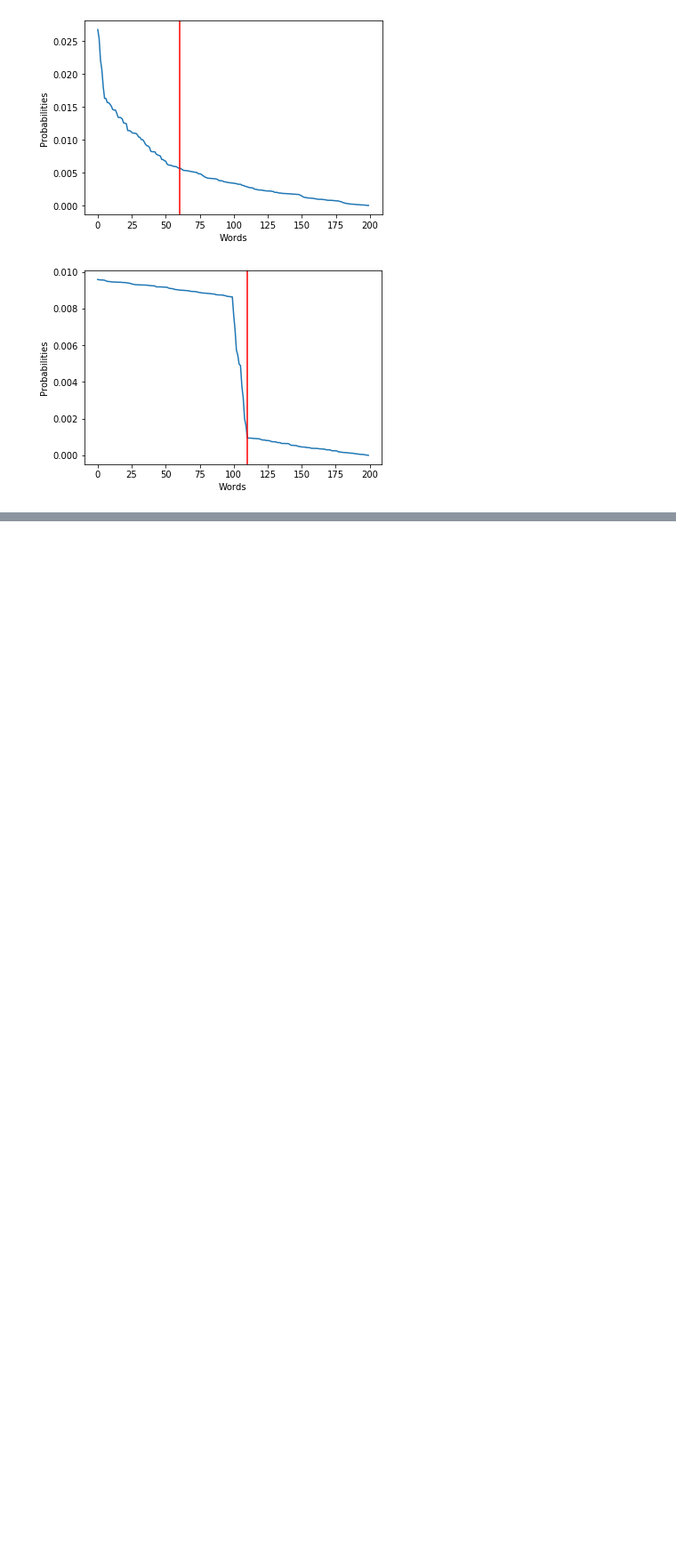
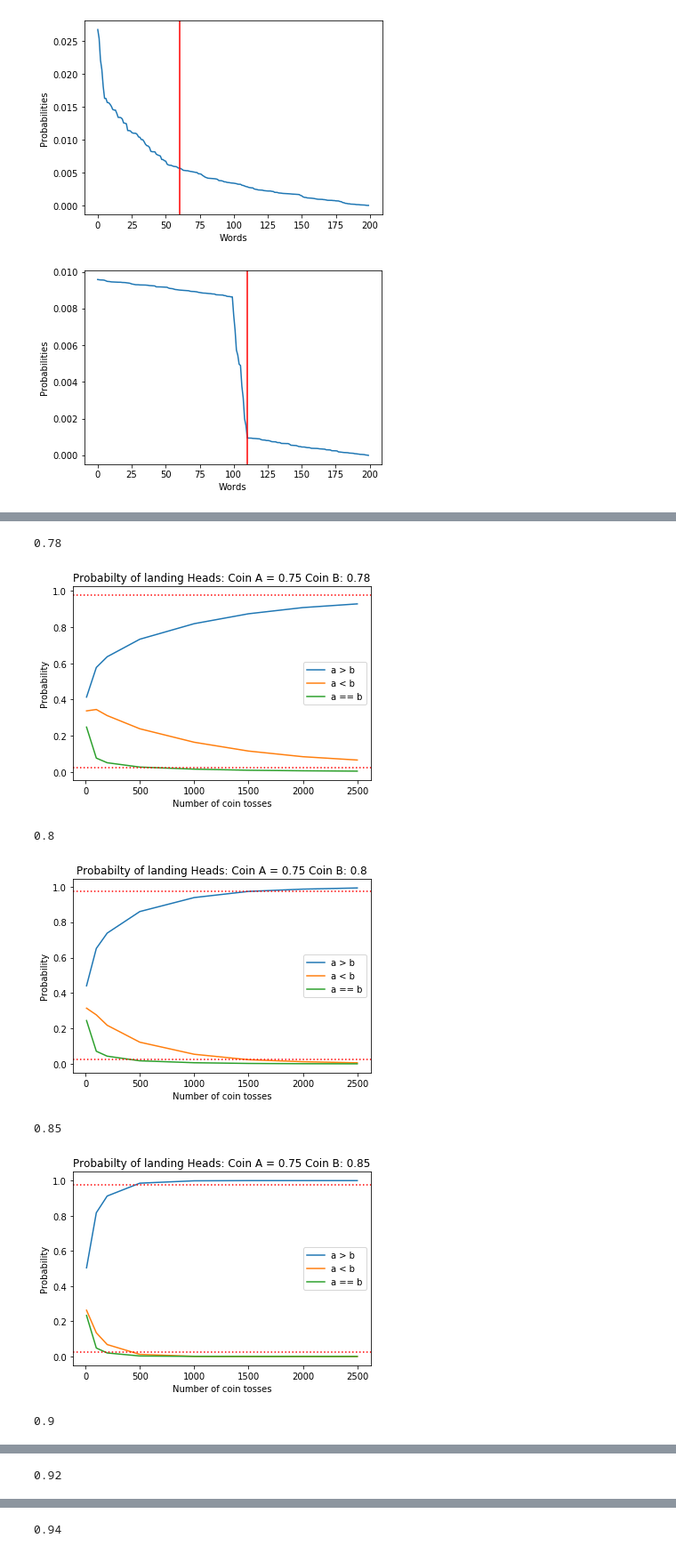
Before and after one commit to TrentBrick/tail-sampling, a Jupyter notebook: BlogPostFigures.ipynb, the cells around one changed output, grey strips where cells are left out. Shown: that part at 89% size. Cells and saved outputs as stored; diff of their text form; code cells hidden in the pictures; blank space fills up the shorter version.

```diff
--- a/BlogPostFigures.ipynb
+++ b/BlogPostFigures.ipynb
@@ -32,0 +105,27 @@ plt.gcf().savefig('ImageOutputs/UniformDropOff.png', dpi=250)
+# %%
+tosses = [10, 100, 200, 500,1000, 1500, 2000, 2500]
+n_sims = 50000
+
+a_prob = 0.75
+#b_prob = 0.90 # higher prob of being bad
+b_probs = [0.78, 0.8, 0.85, 0.9, 0.92, 0.94]
+diff_prob_res = []
+for b_prob in b_probs:
+    res = []
+
+    for t in tosses:
+        print('number of tosses per sim is:', t)
+        a = np.random.uniform(0,1,(n_sims, t))>a_prob
+        b = np.random.uniform(0,1,(n_sims, t))>b_prob
+        noise_sig = (a==b).sum(axis=1) # both bad or both good. then get noise
+        noise_a = np.random.binomial( noise_sig, 0.5)
+        a_worse = (a>b).sum(axis=1) + noise_a
+        b_worse = (a<b ).sum(axis=1) + (noise_sig - noise_a) # signal when they are diff from each other.
+
+        res.append(np.array([(a_worse > b_worse).sum(), (a_worse < b_worse).sum(), (a_worse == b_worse).sum()] )/ (n_sims)  )
+        print('number of times a is larger than b :::', (a_worse > b_worse).sum() / n_sims )
+        print('number of times a is less than b :::', (a_worse < b_worse).sum() / n_sims)
+        print('number of times a is equal to b :::', (a_worse == b_worse).sum() / n_sims)
+        print('-------')
+    res = np.asarray(res)
+    diff_prob_res.append(res)
@@ -32,0 +150,22 @@ plt.gcf().savefig('ImageOutputs/UniformDropOff.png', dpi=250)
+# %%
+for ind, res in enumerate(diff_prob_res):
+    print(b_probs[ind])
+    plt.plot(tosses,res[:,0], label = 'a > b' )
+    plt.plot(tosses,res[:,1], label = 'a < b' )
+    plt.plot(tosses,res[:,2], label = 'a == b' )
+    plt.axhline(0.025, color='red', linestyle=':')
+    plt.axhline(0.975, color='red', linestyle=':')
+    plt.legend()
+    plt.xlabel('Number of coin tosses')
+    plt.ylabel('Probability')
+    plt.title('Probabilty of landing Heads: Coin A = '+str(a_prob) + ' Coin B: '+ str(b_probs[ind]))
+    plt.gcf().savefig('ImageOutputs/significanceTesting-BProb'+str(b_probs[ind])+'.png', dpi=250)
+    plt.show()
+# %% [output]
+0.78
+[figure, added]
+0.8
+[figure, added]
+0.85
+[figure, added]
+0.9
@@ -32,0 +173 @@ plt.gcf().savefig('ImageOutputs/UniformDropOff.png', dpi=250)
+0.92
@@ -32,0 +175 @@ plt.gcf().savefig('ImageOutputs/UniformDropOff.png', dpi=250)
+0.94
```
Also changed, not shown: parts of 9 cells of this notebook, 12 other files.
